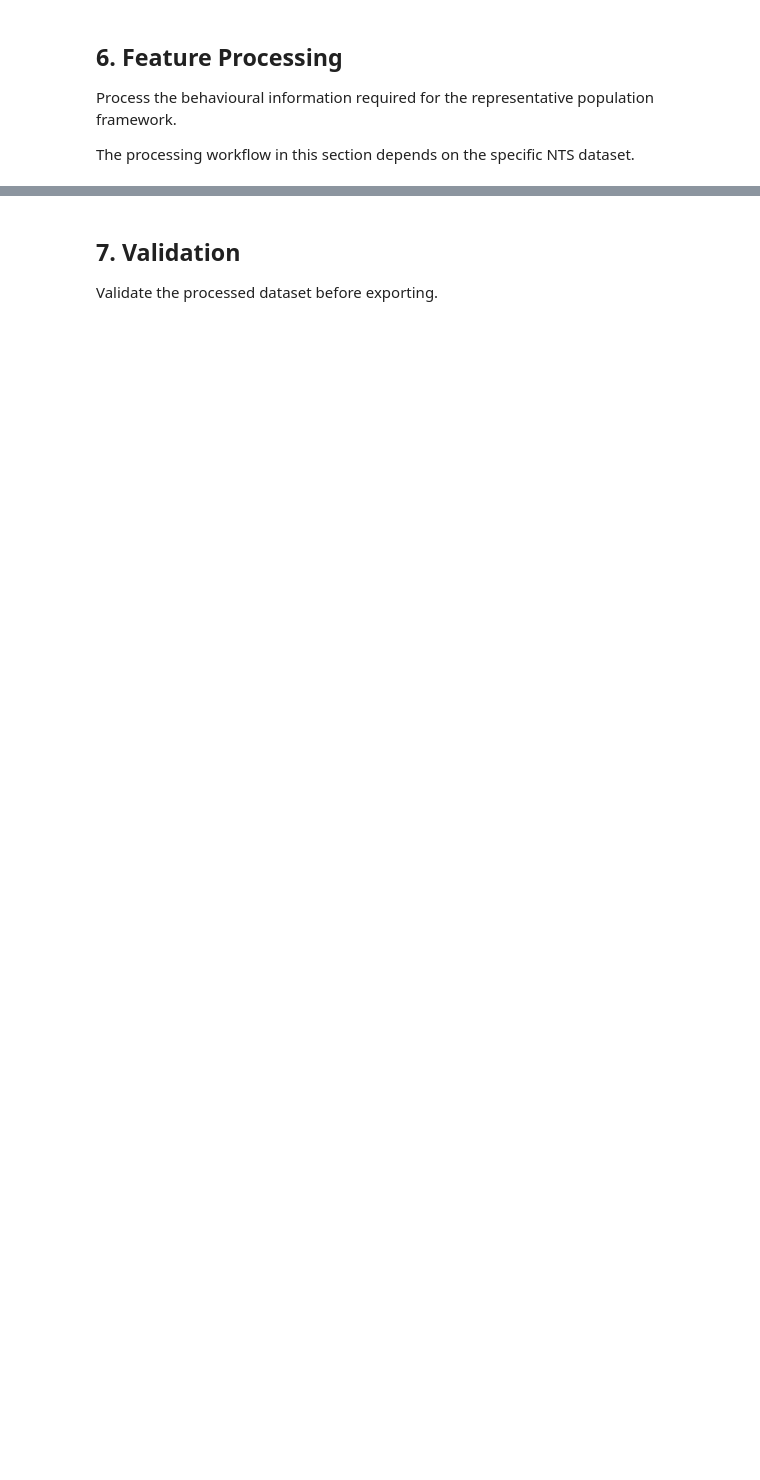
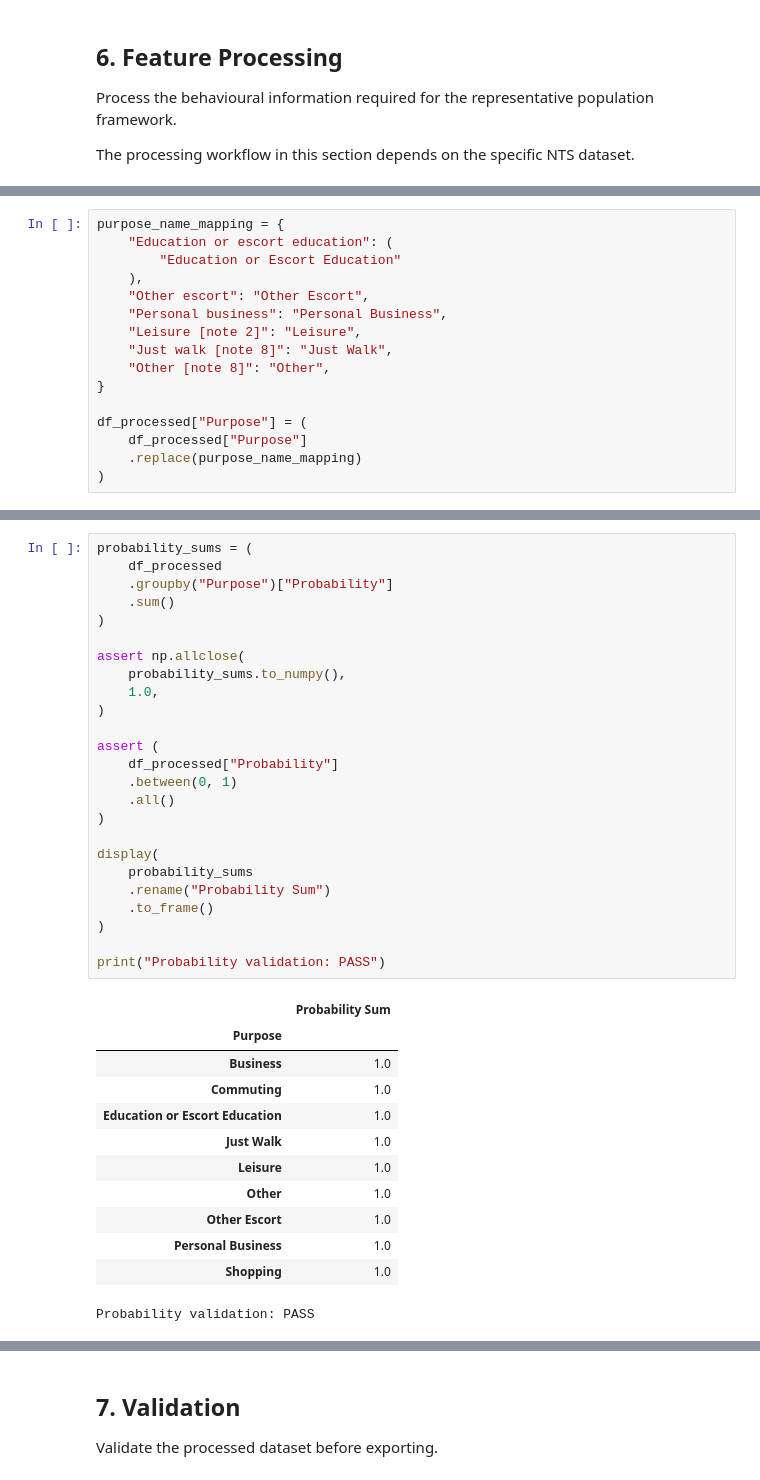
Before and after one commit to yuxinjiang1205/mobility-modelling-framework, a Jupyter notebook: notebooks/behaviour/nts0409_dataset.ipynb, the cells around one changed output, grey strips where cells are left out. Drawn from its saved outputs; the diff is of its cells as text; blank space fills up the shorter version.

```diff
--- a/notebooks/behaviour/nts0409_dataset.ipynb
+++ b/notebooks/behaviour/nts0409_dataset.ipynb
@@ -216,0 +208,16 @@ nts0409a_matrix
+# %%
+purpose_name_mapping = {
+    "Education or escort education": (
+        "Education or Escort Education"
+    ),
+    "Other escort": "Other Escort",
+    "Personal business": "Personal Business",
+    "Leisure [note 2]": "Leisure",
+    "Just walk [note 8]": "Just Walk",
+    "Other [note 8]": "Other",
+}
+
+df_processed["Purpose"] = (
+    df_processed["Purpose"]
+    .replace(purpose_name_mapping)
+)
@@ -216,0 +317,38 @@ nts0409a_matrix
+# %%
+probability_sums = (
+    df_processed
+    .groupby("Purpose")["Probability"]
+    .sum()
+)
+
+assert np.allclose(
+    probability_sums.to_numpy(),
+    1.0,
+)
+
+assert (
+    df_processed["Probability"]
+    .between(0, 1)
+    .all()
+)
+
+display(
+    probability_sums
+    .rename("Probability Sum")
+    .to_frame()
+)
+
+print("Probability validation: PASS")
+# %% [output]
+|  | Probability Sum |
+| Purpose |  |
+| Business | 1.0 |
+| Commuting | 1.0 |
+| Education or Escort Education | 1.0 |
+| Just Walk | 1.0 |
+| Leisure | 1.0 |
+| Other | 1.0 |
+| Other Escort | 1.0 |
+| Personal Business | 1.0 |
+| Shopping | 1.0 |
+Probability validation: PASS
```
Also changed, not shown: parts of 20 cells of this notebook, 3 other files.
